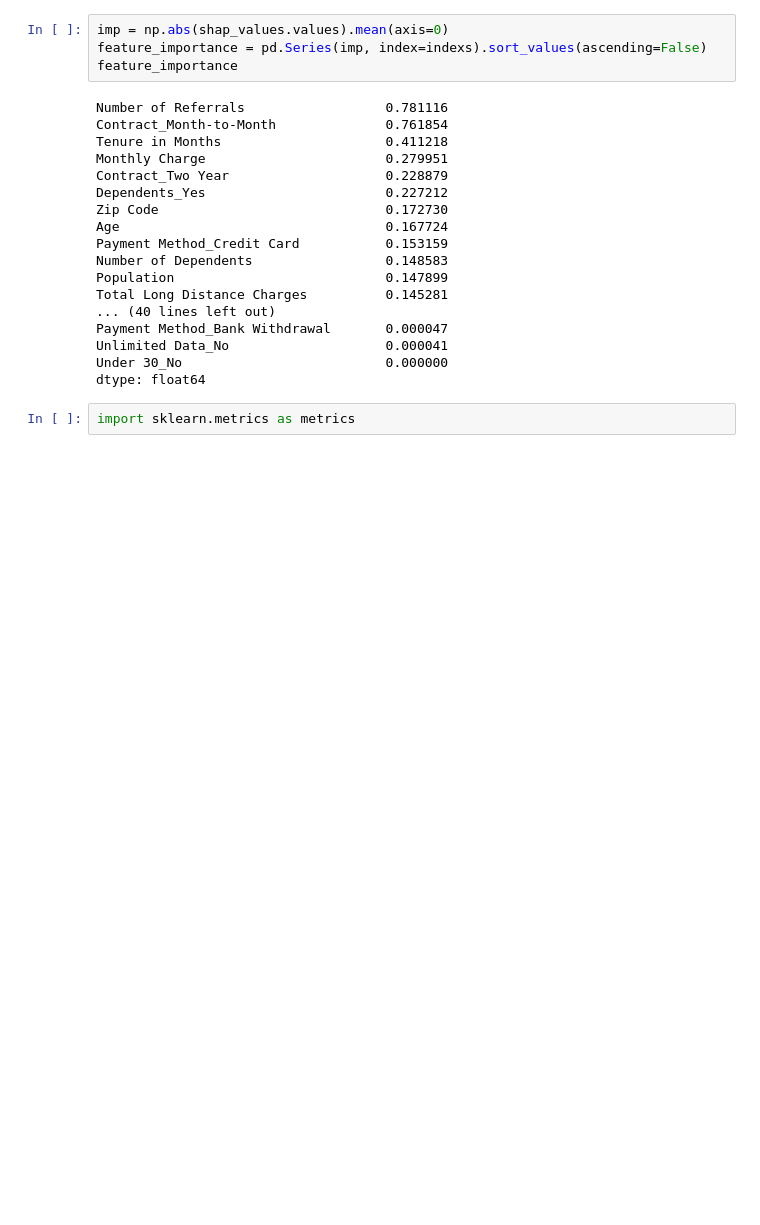
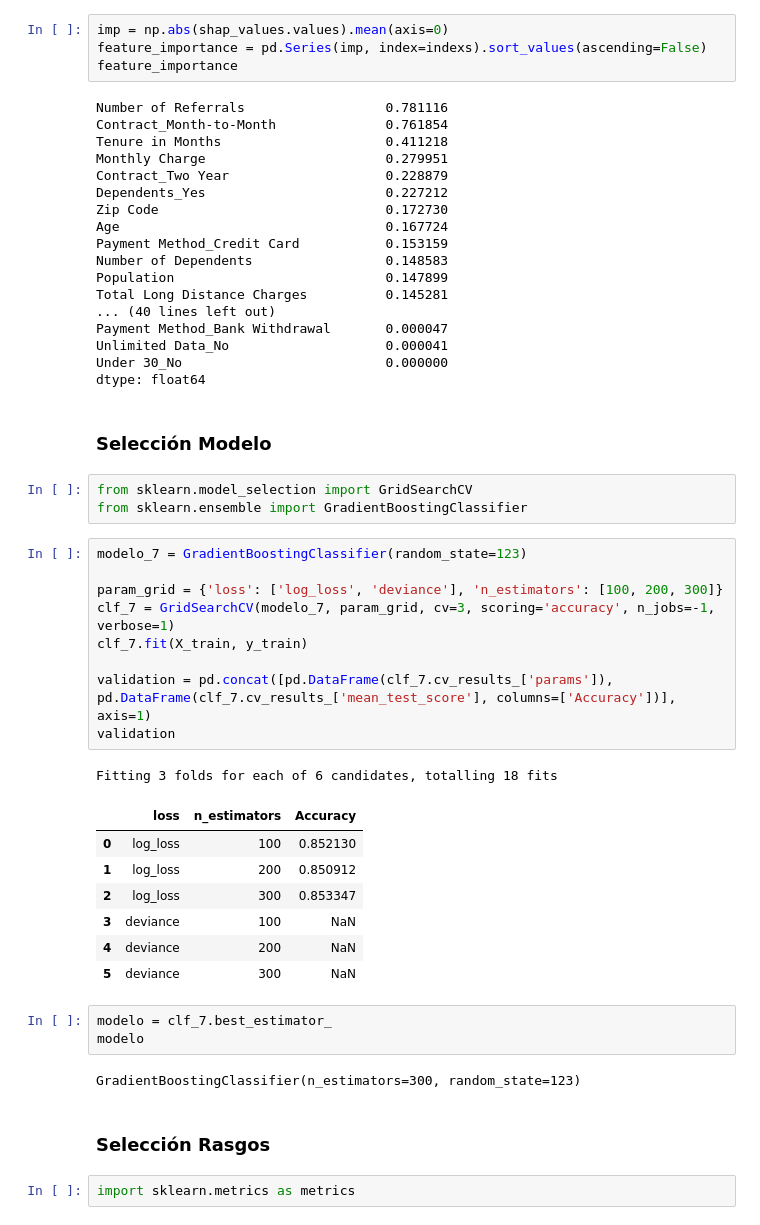
Before and after one commit to Tomaslopera/Telco_Classification, a Jupyter notebook: telco.ipynb, the cells around one changed output. Drawn from its saved outputs; the diff is of its cells as text; blank space fills up the shorter version.

```diff
--- a/telco.ipynb
+++ b/telco.ipynb
@@ -486,6 +486,36 @@ Payment Method_Bank Withdrawal       0.000047
 Unlimited Data_No                    0.000041
 Under 30_No                          0.000000
 dtype: float64
+# %% [markdown]
+### Selección Modelo
+# %%
+from sklearn.model_selection import GridSearchCV
+from sklearn.ensemble import GradientBoostingClassifier
+# %%
+modelo_7 = GradientBoostingClassifier(random_state=123)
+
+param_grid = {'loss': ['log_loss', 'deviance'], 'n_estimators': [100, 200, 300]}
+clf_7 = GridSearchCV(modelo_7, param_grid, cv=3, scoring='accuracy', n_jobs=-1, verbose=1)
+clf_7.fit(X_train, y_train)
+
+validation = pd.concat([pd.DataFrame(clf_7.cv_results_['params']), pd.DataFrame(clf_7.cv_results_['mean_test_score'], columns=['Accuracy'])], axis=1)
+validation
+# %% [output]
+Fitting 3 folds for each of 6 candidates, totalling 18 fits
+|  | loss | n_estimators | Accuracy |
+| 0 | log_loss | 100 | 0.852130 |
+| 1 | log_loss | 200 | 0.850912 |
+| 2 | log_loss | 300 | 0.853347 |
+| 3 | deviance | 100 | NaN |
+| 4 | deviance | 200 | NaN |
+| 5 | deviance | 300 | NaN |
+# %%
+modelo = clf_7.best_estimator_
+modelo
+# %% [output]
+GradientBoostingClassifier(n_estimators=300, random_state=123)
+# %% [markdown]
+### Selección Rasgos
 # %%
 import sklearn.metrics as metrics
 # %%
```
Also changed, not shown: parts of 9 cells of this notebook.
